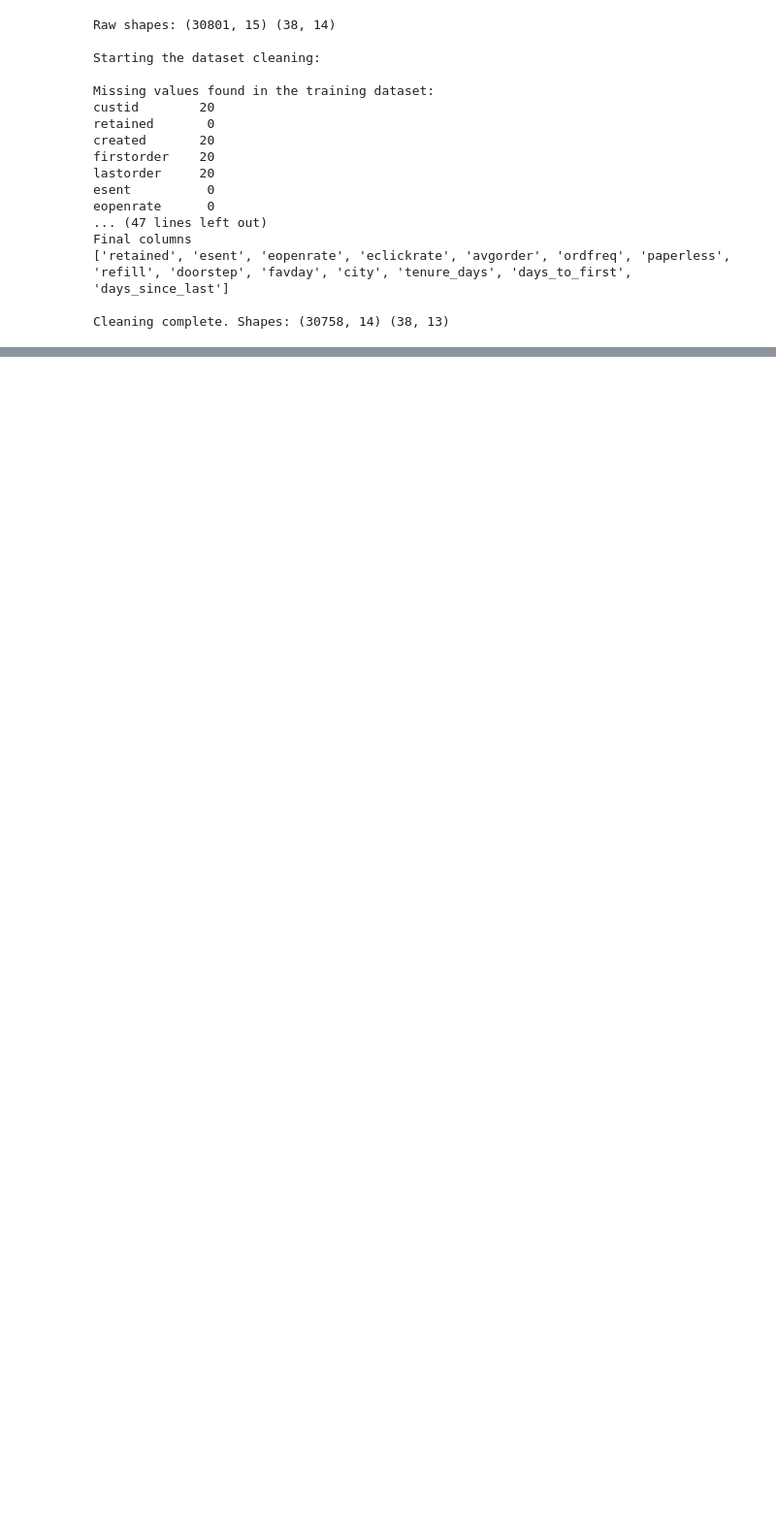
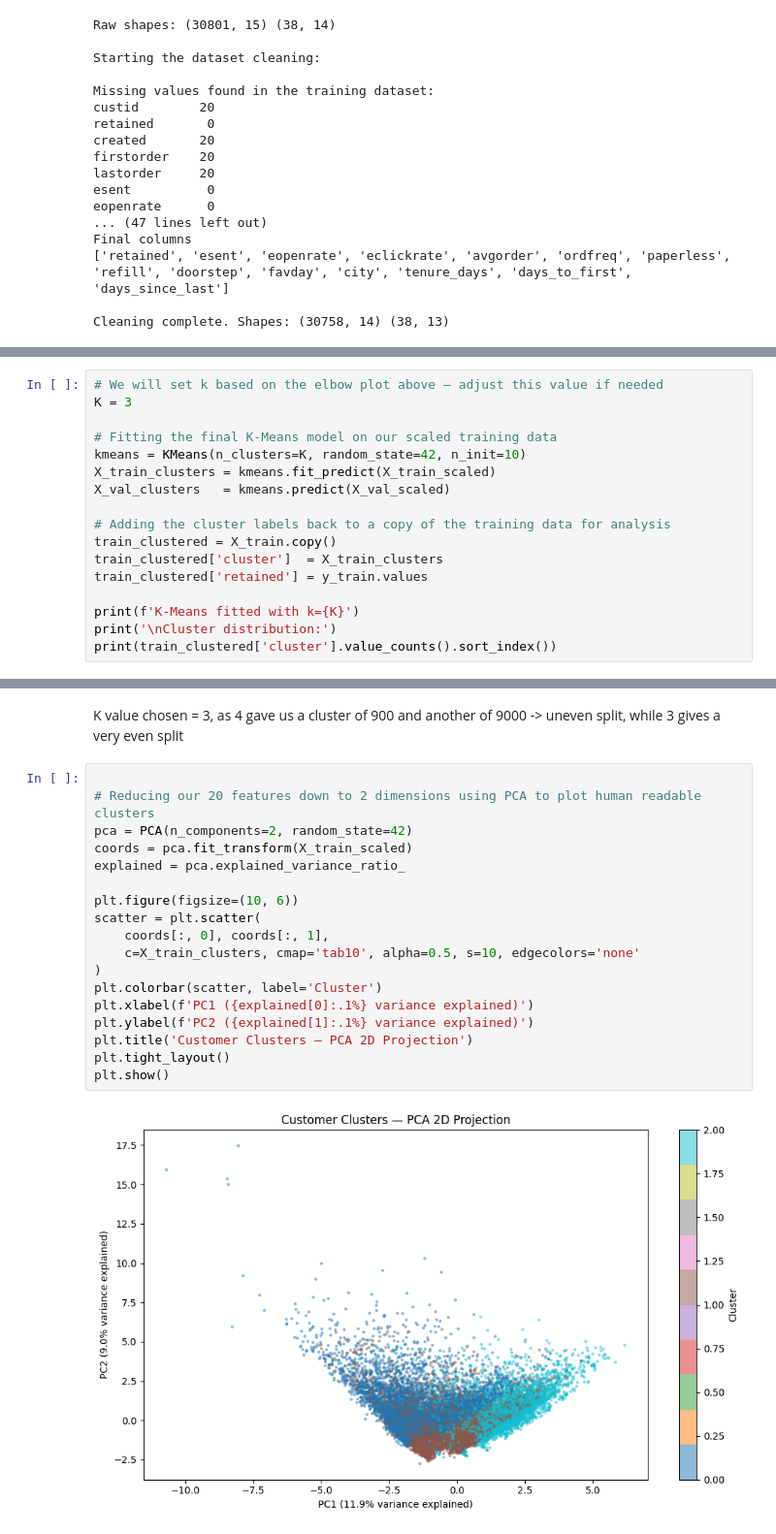
Before and after one commit to ihasnaou/Customer-Segmentation-Prediction-System, a Jupyter notebook: Customer Segmentation & Prediction System.ipynb, the cells around one changed output, grey strips where cells are left out. Shown at 97% size. Cells and saved outputs as stored; diff of their text form; blank space fills up the shorter version.

```diff
--- a/Customer Segmentation & Prediction System.ipynb
+++ b/Customer Segmentation & Prediction System.ipynb
@@ -101,0 +193,17 @@ K-Means
+# %%
+# We will set k based on the elbow plot above — adjust this value if needed
+K = 3
+
+# Fitting the final K-Means model on our scaled training data
+kmeans = KMeans(n_clusters=K, random_state=42, n_init=10)
+X_train_clusters = kmeans.fit_predict(X_train_scaled)
+X_val_clusters   = kmeans.predict(X_val_scaled)
+
+# Adding the cluster labels back to a copy of the training data for analysis
+train_clustered = X_train.copy()
+train_clustered['cluster']  = X_train_clusters
+train_clustered['retained'] = y_train.values
+
+print(f'K-Means fitted with k={K}')
+print('\nCluster distribution:')
+print(train_clustered['cluster'].value_counts().sort_index())
@@ -101,0 +219,22 @@ K-Means
+# %% [markdown]
+K value chosen = 3, as 4 gave us a cluster of 900 and another of 9000 -> uneven split, while 3 gives a very even split
+# %%
+
+# Reducing our 20 features down to 2 dimensions using PCA to plot human readable clusters
+pca = PCA(n_components=2, random_state=42)
+coords = pca.fit_transform(X_train_scaled)
+explained = pca.explained_variance_ratio_
+
+plt.figure(figsize=(10, 6))
+scatter = plt.scatter(
+    coords[:, 0], coords[:, 1],
+    c=X_train_clusters, cmap='tab10', alpha=0.5, s=10, edgecolors='none'
+)
+plt.colorbar(scatter, label='Cluster')
+plt.xlabel(f'PC1 ({explained[0]:.1%} variance explained)')
+plt.ylabel(f'PC2 ({explained[1]:.1%} variance explained)')
+plt.title('Customer Clusters — PCA 2D Projection')
+plt.tight_layout()
+plt.show()
+# %% [output]
+[figure, added]
```
Also changed, not shown: parts of 9 cells of this notebook.
